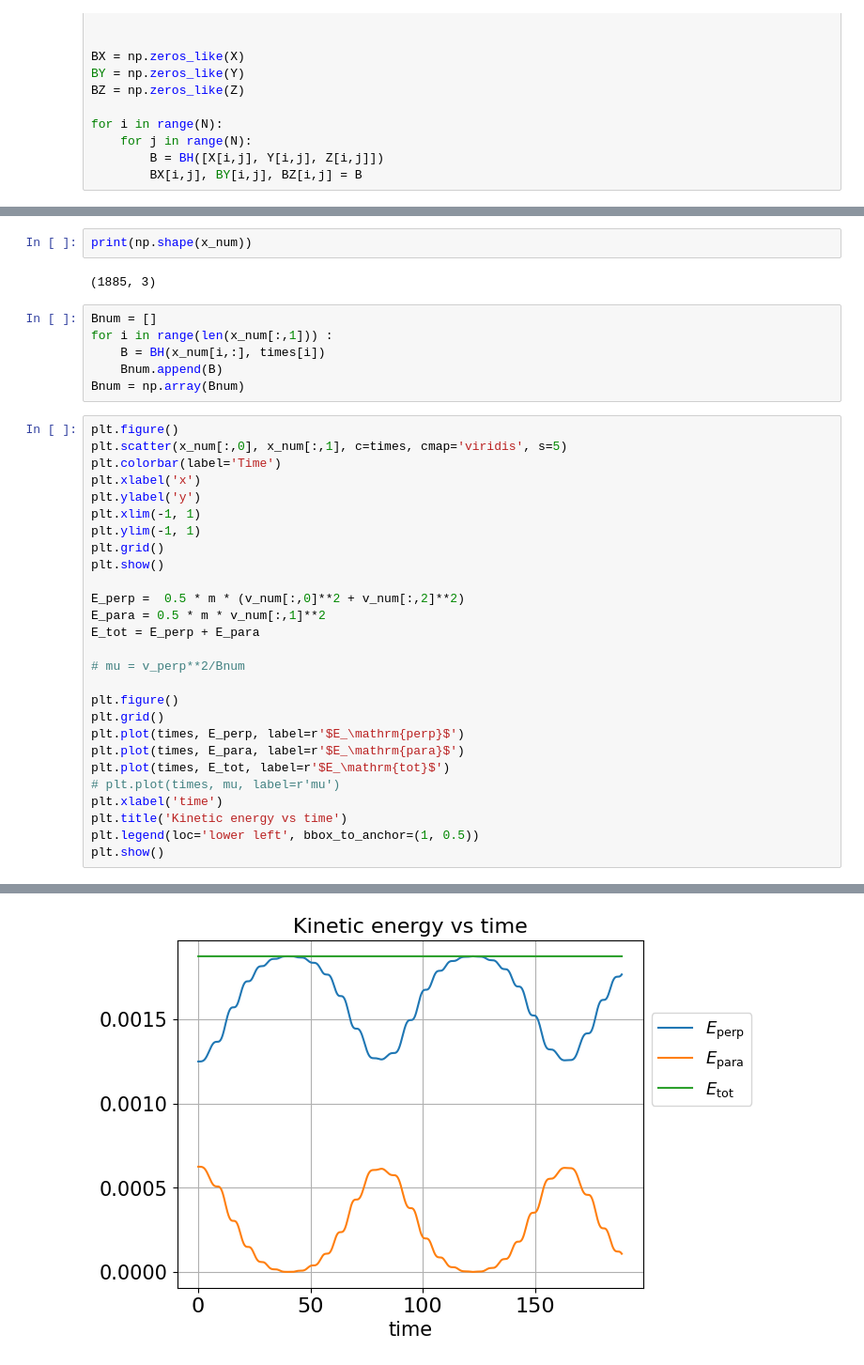
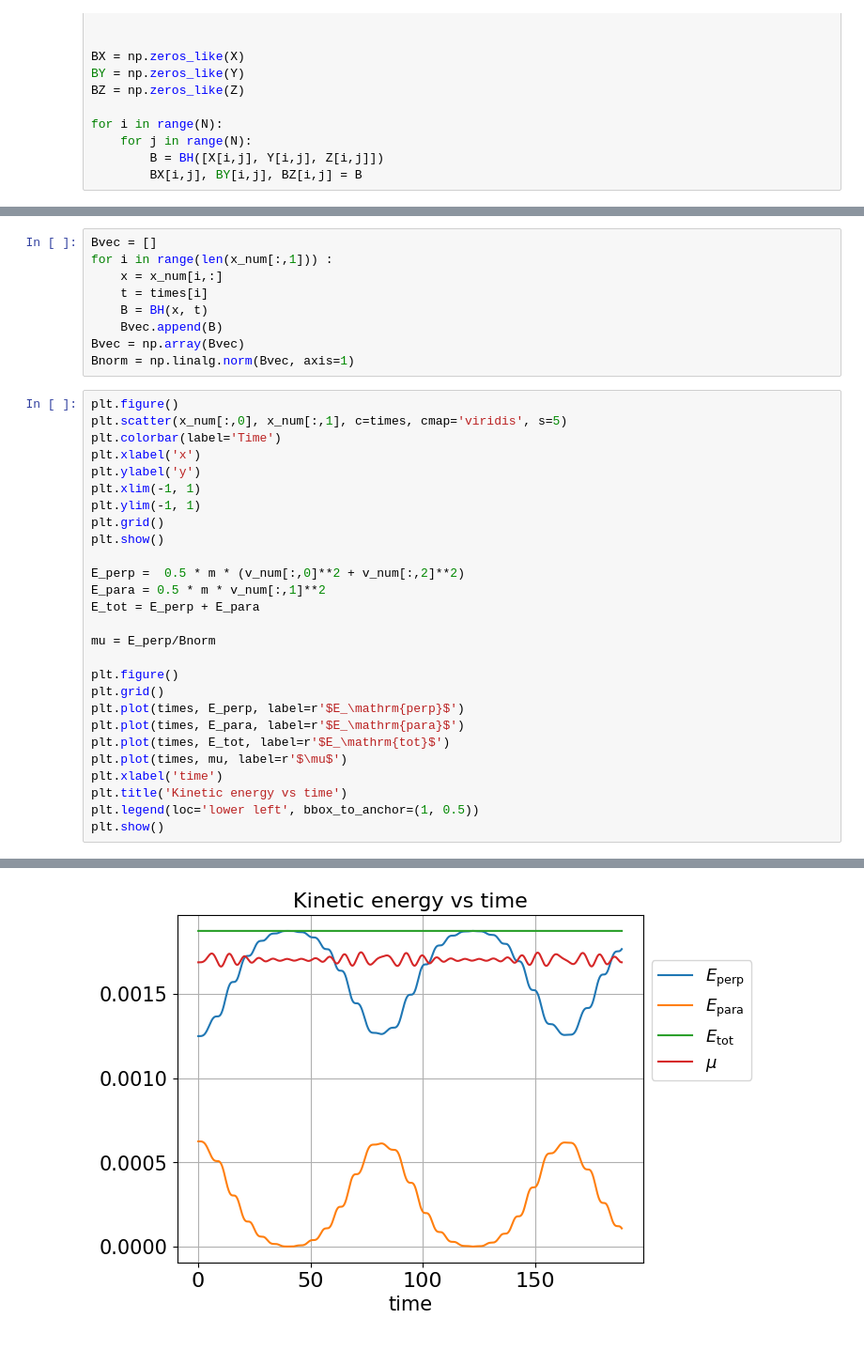
Before and after one commit to Sworzzy/PIC-PPF, a Jupyter notebook: main.ipynb, the cells around one changed output, grey strips where cells are left out. Shown at 94% size. Drawn from its saved outputs; the diff is of its cells as text.

```diff
--- a/main.ipynb
+++ b/main.ipynb
@@ -642,43 +631,42 @@ x0 = np.array([0.0, 0.0,0.0])
 v0 = np.array([0.05/np.sqrt(2), 0.05/np.sqrt(2), 0.05/np.sqrt(2)])
 
 x_num, v_num = simulate(x0, v0, q, m, times, dt, null_E_field, BH)
-# %%
-print(np.shape(x_num))
-# %% [output]
-(1885, 3)
 # %%
-Bnum = []
+Bvec = []
 for i in range(len(x_num[:,1])) :
-    B = BH(x_num[i,:], times[i])
-    Bnum.append(B)
-Bnum = np.array(Bnum)
+    x = x_num[i,:]
+    t = times[i]
+    B = BH(x, t)
+    Bvec.append(B)
+Bvec = np.array(Bvec)
+Bnorm = np.linalg.norm(Bvec, axis=1)
 # %%
 plt.figure()
 plt.scatter(x_num[:,0], x_num[:,1], c=times, cmap='viridis', s=5)
 plt.colorbar(label='Time')
 plt.xlabel('x')
 plt.ylabel('y')
 plt.xlim(-1, 1)
 plt.ylim(-1, 1)
 plt.grid()
 plt.show()
 
 E_perp =  0.5 * m * (v_num[:,0]**2 + v_num[:,2]**2)
 E_para = 0.5 * m * v_num[:,1]**2
 E_tot = E_perp + E_para
 
-# mu = v_perp**2/Bnum
+mu = E_perp/Bnorm
 
 plt.figure()
 plt.grid()
 plt.plot(times, E_perp, label=r'$E_\mathrm{perp}$')
 plt.plot(times, E_para, label=r'$E_\mathrm{para}$')
 plt.plot(times, E_tot, label=r'$E_\mathrm{tot}$')
-# plt.plot(times, mu, label=r'mu')
+plt.plot(times, mu, label=r'$\mu$')
 plt.xlabel('time')
 plt.title('Kinetic energy vs time')
 plt.legend(loc='lower left', bbox_to_anchor=(1, 0.5))
 plt.show()
 # %% [output]
 [figure]
-[figure, old version]
+[figure, new version]
```
Also changed, not shown: parts of 2 cells of this notebook.
